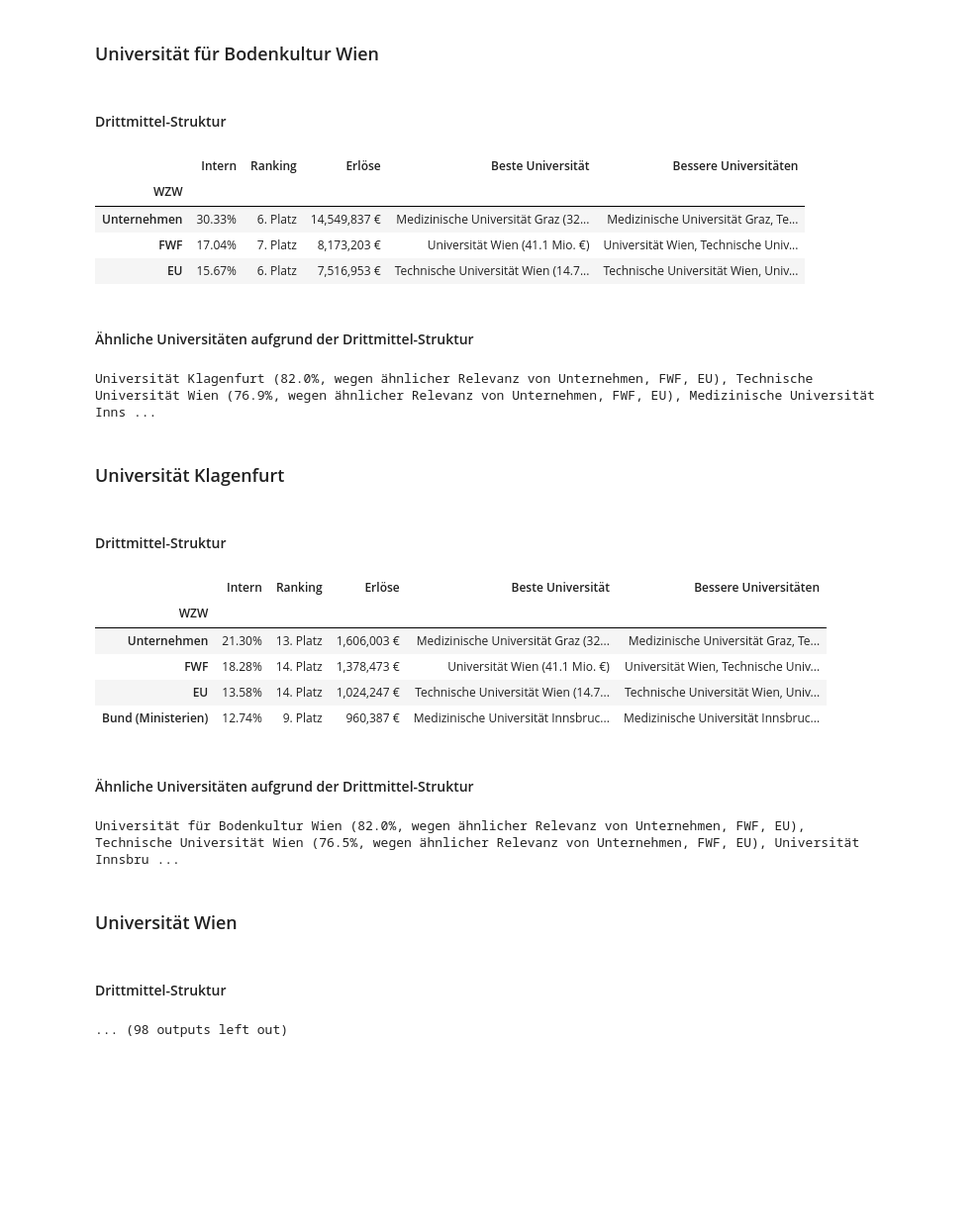
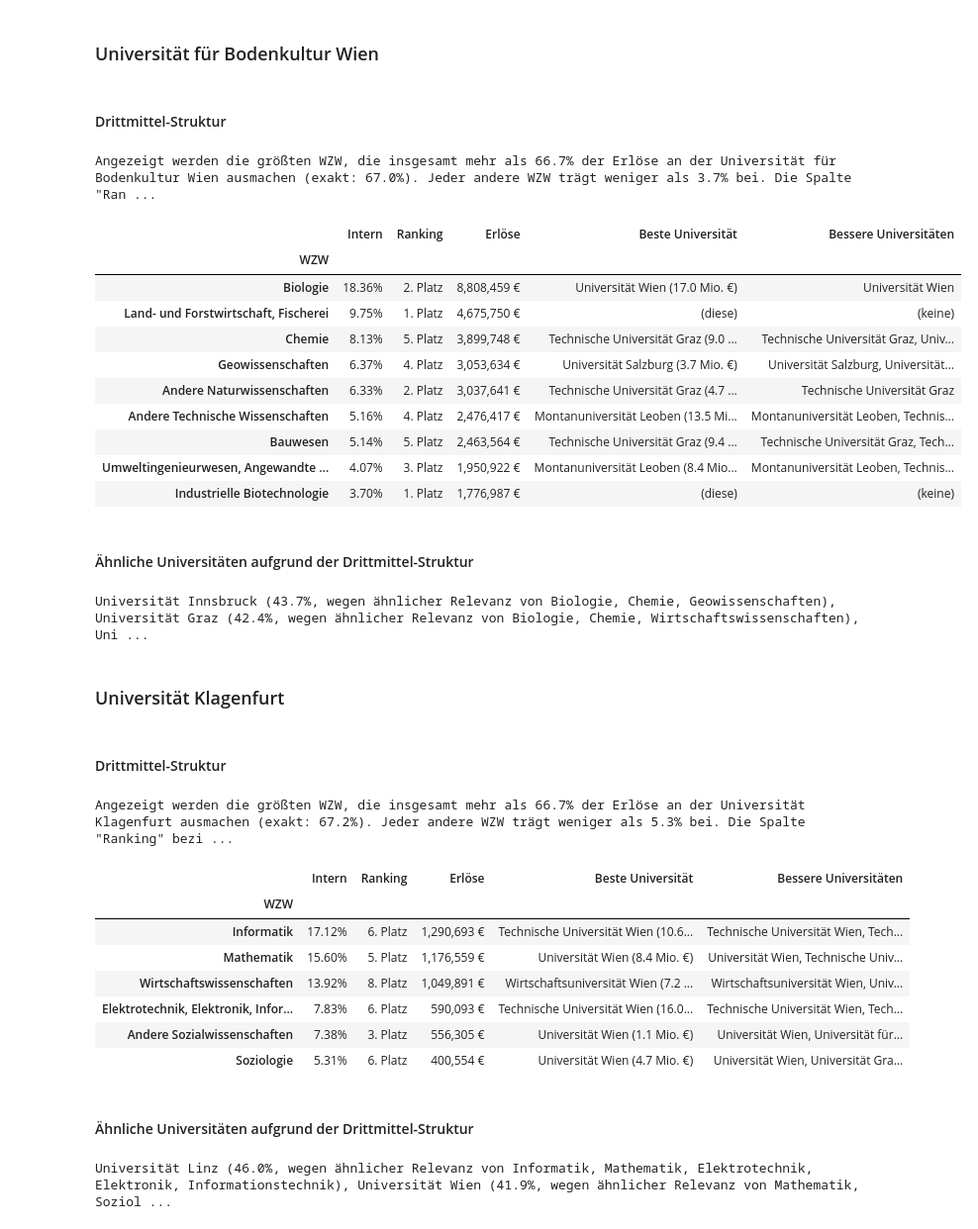
Before and after one commit to davidlukasm/jupyter, a Jupyter notebook: analyzer/poc.ipynb, the cells around one changed output. Shown: that part at 99% size. Drawn from its saved outputs; the diff is of its cells as text; code cells hidden in the pictures; blank space fills up the shorter version.

```diff
--- a/analyzer/poc.ipynb
+++ b/analyzer/poc.ipynb
@@ -212,24 +212,22 @@ class Structure:
         u = self.table.loc[university].sort_values(ascending=False)
         u.name = 'relevance'
         cumsum = u.cumsum()
-        if cumsum.iloc[0] > cutoff:
-            return u[0:1]
-        else:
-            return u[u.cumsum() < cutoff]
+        cut = (cumsum > cutoff).idxmax()
+        return u[:cut]
 
     def of(self, university):
         tmp = self.table.loc[university].sort_values(ascending=False)
         tmp.name = 'relevance'
         return tmp
 
-    def similarities_to(self, university, cutoff=0.9):
+    def similarities_to(self, university):
         mirror = self.table.swapaxes('columns', 'rows', copy=False)
         uni = mirror[university]
         tmp = pd.DataFrame(data=uni.values).reindex_like(mirror)
         tmp.loc[:, :] = uni[:, None]
         return mirror.combine(tmp, np.minimum)
 
-    def most_similar_to(self, university, cutoff):
+    def most_similar_to(self, university):
         m = self.similarities_to(university)
         result = m.sum(axis='rows')
         result = result.sort_values(ascending=False)[1:]
@@ -261,8 +259,17 @@ class University:
         display(HTML("<h3>" + self.name + "</h3>"))
         for a in self.__analyses:
             display(HTML("<h4>" + a.description + "-Struktur</h4>"))
-            df = a.structure.most_important_to(self.name, 2/3)
+            cutoff = 2/3
+            df = a.structure.most_important_to(self.name, cutoff)
             identity = df
+
+            display(HTML("Angezeigt werden die gr&ouml;&szlig;ten WZW, die insgesamt mehr als "
+                         + '{:.1%}'.format(cutoff) + ' der Erl&ouml;se an der ' + self.name + ' ausmachen ('
+                         + 'exakt: '
+                         + '{:.1%}'.format(identity.sum()) + '). Jeder andere WZW tr&auml;gt weniger als '
+                         + '{:.1%}'.format(identity.min()) + ' bei. Die Spalte \"Ranking\" bezieht sich '
+                         + ' auf den &ouml;sterreichweiten Vergleich der absoluten Werte im jeweiligen WZW.'))
+
             df = df[df > 0] \
                 .dropna()   \
                 .to_frame()
@@ -302,53 +309,60 @@ class University:
             display(style)
 
             display(HTML('<h4>Ähnliche Universitäten aufgrund der ' + a.description + '-Struktur</h3>'))
-            similars = a.structure.most_similar_to(self.name, 2/3)
+            similars = a.structure.most_similar_to(self.name)
             sim_strs = list()
             sm = a.structure.similarities_to(self.name)
             for i in range(4):
                 other = similars.index.values[i]
                 sim_str = '<strong>' + other +  '</strong> (' + '{:.1%}'.format(similars[i]) + ', wegen &auml;hnlicher Relevanz von '
                 similarities = sm[other].sort_values(ascending=False)
                 sim_str += ', '.join(similarities.head(3).index.values)
                 sim_str += ')'
                 sim_strs.append(sim_str)
 
             display(HTML('<p>' + ', '.join(sim_strs) + '</p>'))
 
 
 
 ds = Datasheet('1.C.1.csv', ['funder', 'fos'], 'year', 'university', 'funding')
-analysis = ds.analyze("Drittmittel", "funder", {'year': ds.most_recent})
+analysis = ds.analyze("Drittmittel", "fos", {'year': ds.most_recent})
 
 universities = list()
 
 for uni_name in ds.universities:
     u = University(uni_name)
     u.add_analysis(analysis)
     universities.append(u)
 
 for u in universities:
     u.describe()
 # %% [output]
 Universität für Bodenkultur Wien
 Drittmittel-Struktur
+Angezeigt werden die größten WZW, die insgesamt mehr als 66.7% der Erlöse an der Universität für Bodenkultur Wien ausmachen (exakt: 67.0%). Jeder andere WZW trägt weniger als 3.7% bei. Die Spalte "Ran ...
 |  | Intern | Ranking | Erlöse | Beste Universität | Bessere Universitäten |
 | WZW |  |  |  |  |  |
-| Unternehmen | 30.33% | 6. Platz | 14,549,837 € | Medizinische Universität Graz (32... | Medizinische Universität Graz, Te... |
-| FWF | 17.04% | 7. Platz | 8,173,203 € | Universität Wien (41.1 Mio. €) | Universität Wien, Technische Univ... |
-| EU | 15.67% | 6. Platz | 7,516,953 € | Technische Universität Wien (14.7... | Technische Universität Wien, Univ... |
+| Biologie | 18.36% | 2. Platz | 8,808,459 € | Universität Wien (17.0 Mio. €) | Universität Wien |
+| Land- und Forstwirtschaft, Fischerei | 9.75% | 1. Platz | 4,675,750 € | (diese) | (keine) |
+| Chemie | 8.13% | 5. Platz | 3,899,748 € | Technische Universität Graz (9.0 ... | Technische Universität Graz, Univ... |
+| Geowissenschaften | 6.37% | 4. Platz | 3,053,634 € | Universität Salzburg (3.7 Mio. €) | Universität Salzburg, Universität... |
+| Andere Naturwissenschaften | 6.33% | 2. Platz | 3,037,641 € | Technische Universität Graz (4.7 ... | Technische Universität Graz |
+| Andere Technische Wissenschaften | 5.16% | 4. Platz | 2,476,417 € | Montanuniversität Leoben (13.5 Mi... | Montanuniversität Leoben, Technis... |
+| Bauwesen | 5.14% | 5. Platz | 2,463,564 € | Technische Universität Graz (9.4 ... | Technische Universität Graz, Tech... |
+| Umweltingenieurwesen, Angewandte ... | 4.07% | 3. Platz | 1,950,922 € | Montanuniversität Leoben (8.4 Mio... | Montanuniversität Leoben, Technis... |
+| Industrielle Biotechnologie | 3.70% | 1. Platz | 1,776,987 € | (diese) | (keine) |
 Ähnliche Universitäten aufgrund der Drittmittel-Struktur
-Universität Klagenfurt (82.0%, wegen ähnlicher Relevanz von Unternehmen, FWF, EU), Technische Universität Wien (76.9%, wegen ähnlicher Relevanz von Unternehmen, FWF, EU), Medizinische Universität Inns ...
+Universität Innsbruck (43.7%, wegen ähnlicher Relevanz von Biologie, Chemie, Geowissenschaften), Universität Graz (42.4%, wegen ähnlicher Relevanz von Biologie, Chemie, Wirtschaftswissenschaften), Uni ...
 Universität Klagenfurt
 Drittmittel-Struktur
+Angezeigt werden die größten WZW, die insgesamt mehr als 66.7% der Erlöse an der Universität Klagenfurt ausmachen (exakt: 67.2%). Jeder andere WZW trägt weniger als 5.3% bei. Die Spalte "Ranking" bezi ...
 |  | Intern | Ranking | Erlöse | Beste Universität | Bessere Universitäten |
 | WZW |  |  |  |  |  |
-| Unternehmen | 21.30% | 13. Platz | 1,606,003 € | Medizinische Universität Graz (32... | Medizinische Universität Graz, Te... |
-| FWF | 18.28% | 14. Platz | 1,378,473 € | Universität Wien (41.1 Mio. €) | Universität Wien, Technische Univ... |
-| EU | 13.58% | 14. Platz | 1,024,247 € | Technische Universität Wien (14.7... | Technische Universität Wien, Univ... |
-| Bund (Ministerien) | 12.74% | 9. Platz | 960,387 € | Medizinische Universität Innsbruc... | Medizinische Universität Innsbruc... |
+| Informatik | 17.12% | 6. Platz | 1,290,693 € | Technische Universität Wien (10.6... | Technische Universität Wien, Tech... |
+| Mathematik | 15.60% | 5. Platz | 1,176,559 € | Universität Wien (8.4 Mio. €) | Universität Wien, Technische Univ... |
+| Wirtschaftswissenschaften | 13.92% | 8. Platz | 1,049,891 € | Wirtschaftsuniversität Wien (7.2 ... | Wirtschaftsuniversität Wien, Univ... |
+| Elektrotechnik, Elektronik, Infor... | 7.83% | 6. Platz | 590,093 € | Technische Universität Wien (16.0... | Technische Universität Wien, Tech... |
+| Andere Sozialwissenschaften | 7.38% | 3. Platz | 556,305 € | Universität Wien (1.1 Mio. €) | Universität Wien, Universität für... |
+| Soziologie | 5.31% | 6. Platz | 400,554 € | Universität Wien (4.7 Mio. €) | Universität Wien, Universität Gra... |
 Ähnliche Universitäten aufgrund der Drittmittel-Struktur
-Universität für Bodenkultur Wien (82.0%, wegen ähnlicher Relevanz von Unternehmen, FWF, EU), Technische Universität Wien (76.5%, wegen ähnlicher Relevanz von Unternehmen, FWF, EU), Universität Innsbru ...
-Universität Wien
-Drittmittel-Struktur
-... (98 outputs left out)
+Universität Linz (46.0%, wegen ähnlicher Relevanz von Informatik, Mathematik, Elektrotechnik, Elektronik, Informationstechnik), Universität Wien (41.9%, wegen ähnlicher Relevanz von Mathematik, Soziol ...
```
Also changed, not shown: parts of 1 cell of this notebook.
